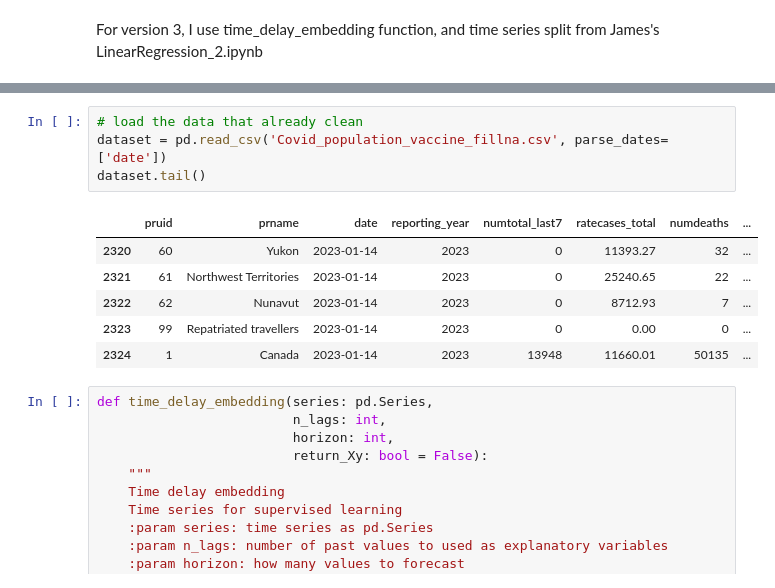
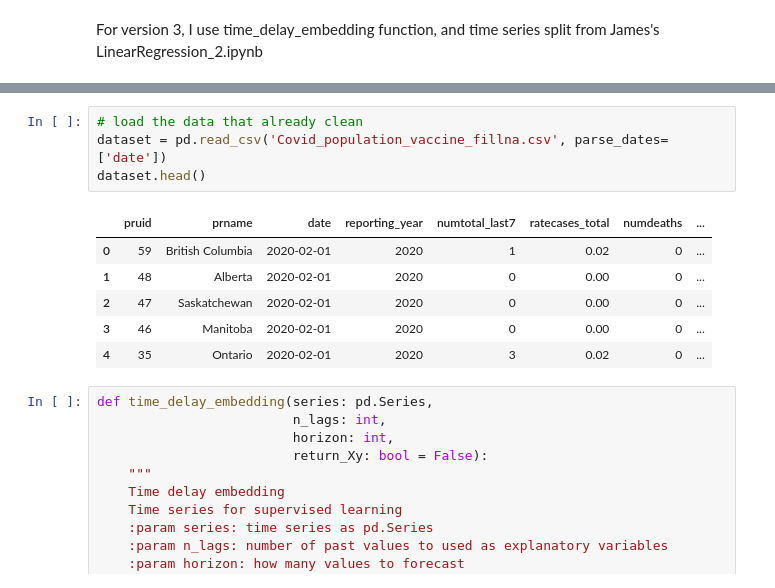
Before and after one commit to Liuyi95/IAI5101_Group7, a Jupyter notebook: Yuting3.ipynb, the cells around one changed output, grey strips where cells are left out. Saved outputs shown, nothing was run; the diff lists cells and outputs as text.

```diff
--- a/Yuting3.ipynb
+++ b/Yuting3.ipynb
@@ -43,14 +40,14 @@ To enable them in other operations, rebuild TensorFlow with the appropriate comp
 # %%
 # load the data that already clean
 dataset = pd.read_csv('Covid_population_vaccine_fillna.csv', parse_dates=['date'])
-dataset.tail()
+dataset.head()
 # %% [output]
 |  | pruid | prname | date | reporting_year | numtotal_last7 | ratecases_total | numdeaths | ... |
-| 2320 | 60 | Yukon | 2023-01-14 | 2023 | 0 | 11393.27 | 32 | ... |
-| 2321 | 61 | Northwest Territories | 2023-01-14 | 2023 | 0 | 25240.65 | 22 | ... |
-| 2322 | 62 | Nunavut | 2023-01-14 | 2023 | 0 | 8712.93 | 7 | ... |
-| 2323 | 99 | Repatriated travellers | 2023-01-14 | 2023 | 0 | 0.00 | 0 | ... |
-| 2324 | 1 | Canada | 2023-01-14 | 2023 | 13948 | 11660.01 | 50135 | ... |
+| 0 | 59 | British Columbia | 2020-02-01 | 2020 | 1 | 0.02 | 0 | ... |
+| 1 | 48 | Alberta | 2020-02-01 | 2020 | 0 | 0.00 | 0 | ... |
+| 2 | 47 | Saskatchewan | 2020-02-01 | 2020 | 0 | 0.00 | 0 | ... |
+| 3 | 46 | Manitoba | 2020-02-01 | 2020 | 0 | 0.00 | 0 | ... |
+| 4 | 35 | Ontario | 2020-02-01 | 2020 | 3 | 0.02 | 0 | ... |
 # %%
 def time_delay_embedding(series: pd.Series,
                          n_lags: int,
```
Also changed, not shown: parts of 8 cells of this notebook.
